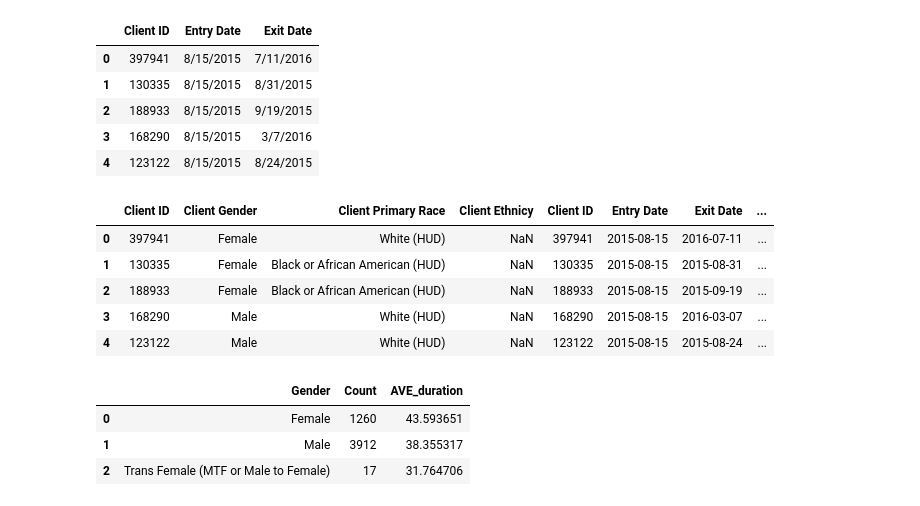
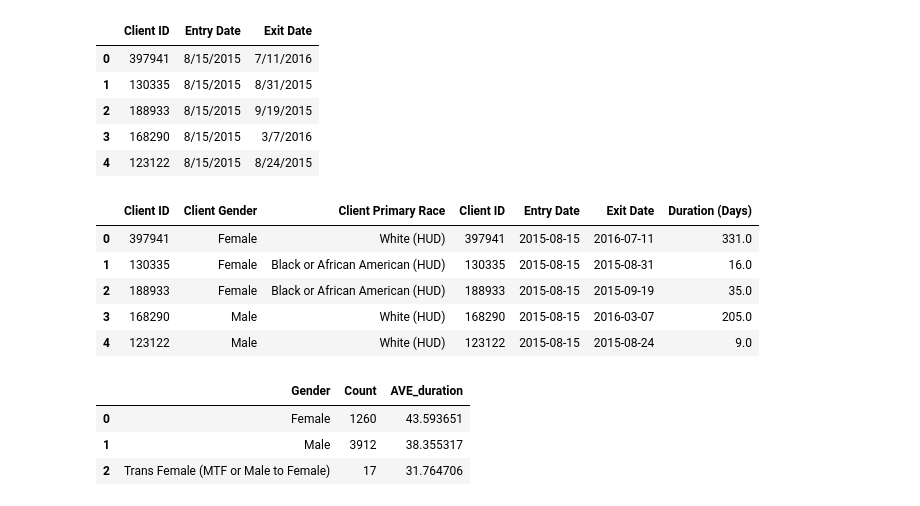
Before and after one commit to jvazquez2/bios611-projects-fall-2019-OSylli, a Jupyter notebook: project_3/scripts/Project_3_PythonScript.ipynb, the cells around one changed output. Saved outputs shown, nothing was run; the diff lists cells and outputs as text; code cells hidden in the pictures.

```diff
--- a/project_3/scripts/Project_3_PythonScript.ipynb
+++ b/project_3/scripts/Project_3_PythonScript.ipynb
@@ -2,6 +2,6 @@
 # Question 2: The relationship between duration of stay at UMD and clients' gender and race
 import pandas as pd
 client = pd.read_csv('https://raw.githubusercontent.com/datasci611/bios611-projects-fall-2019-OSylli/master/project_3/data/CLIENT_191102.tsv',sep='\t')
-client = client.loc[:,['Client ID', 'Client Gender', 'Client Primary Race', 'Client Ethnicy']]
+client = client.loc[:,['Client ID', 'Client Gender', 'Client Primary Race']]
 client.head()
 # %% [output]
@@ -32,21 +26,23 @@ entry_exit.head()
 # %%
 import pandas as pd
 
 record=pd.concat([client, entry_exit],axis=1)
 record['Entry Date'] = pd.to_datetime(record['Entry Date'],format='%m/%d/%Y')
 record['Exit Date'] = pd.to_datetime(record['Exit Date'],format='%m/%d/%Y')
 record['Duration (Days)'] = record['Exit Date']-record['Entry Date']
 
 record['Duration (Days)'] = record['Duration (Days)'].map(lambda x: x.days)
 
+record = record.dropna(axis = 0, how ='any')
+
 record.head()
 # %% [output]
-|  | Client ID | Client Gender | Client Primary Race | Client Ethnicy | Client ID | Entry Date | Exit Date | ... |
-| 0 | 397941 | Female | White (HUD) | NaN | 397941 | 2015-08-15 | 2016-07-11 | ... |
-| 1 | 130335 | Female | Black or African American (HUD) | NaN | 130335 | 2015-08-15 | 2015-08-31 | ... |
-| 2 | 188933 | Female | Black or African American (HUD) | NaN | 188933 | 2015-08-15 | 2015-09-19 | ... |
-| 3 | 168290 | Male | White (HUD) | NaN | 168290 | 2015-08-15 | 2016-03-07 | ... |
-| 4 | 123122 | Male | White (HUD) | NaN | 123122 | 2015-08-15 | 2015-08-24 | ... |
+|  | Client ID | Client Gender | Client Primary Race | Client ID | Entry Date | Exit Date | Duration (Days) |
+| 0 | 397941 | Female | White (HUD) | 397941 | 2015-08-15 | 2016-07-11 | 331.0 |
+| 1 | 130335 | Female | Black or African American (HUD) | 130335 | 2015-08-15 | 2015-08-31 | 16.0 |
+| 2 | 188933 | Female | Black or African American (HUD) | 188933 | 2015-08-15 | 2015-09-19 | 35.0 |
+| 3 | 168290 | Male | White (HUD) | 168290 | 2015-08-15 | 2016-03-07 | 205.0 |
+| 4 | 123122 | Male | White (HUD) | 123122 | 2015-08-15 | 2015-08-24 | 9.0 |
 # %%
 # Relationship between the duration of stay at UMD and Client Gender
 gender_record = {'Gender':[], 'Count':[], 'AVE_duration':[]}
```
Also changed, not shown: parts of 1 cell of this notebook, 1 other file.
